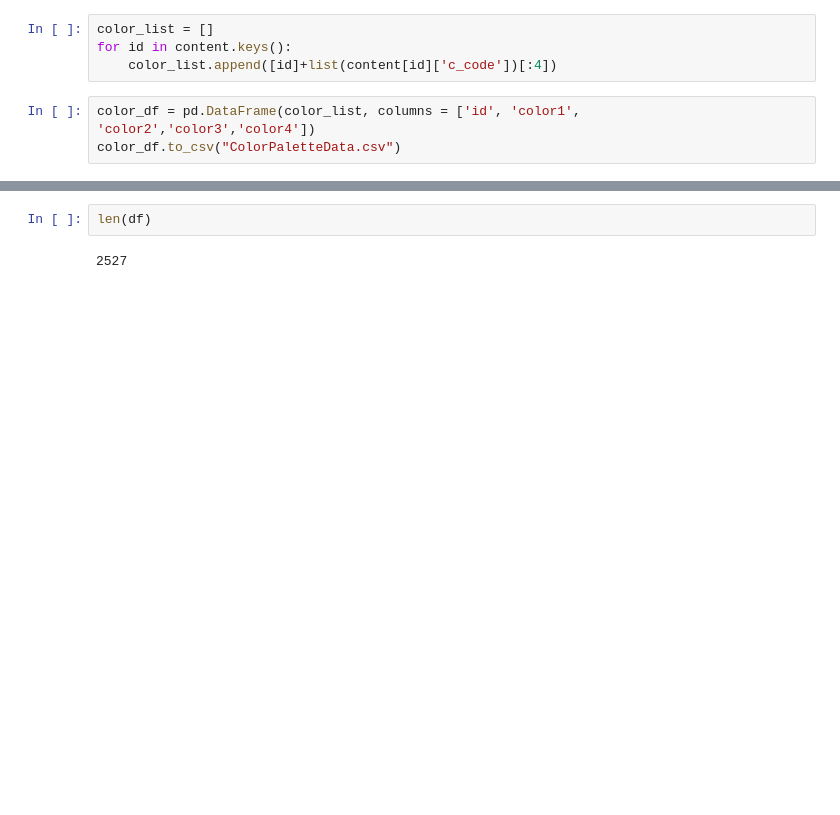
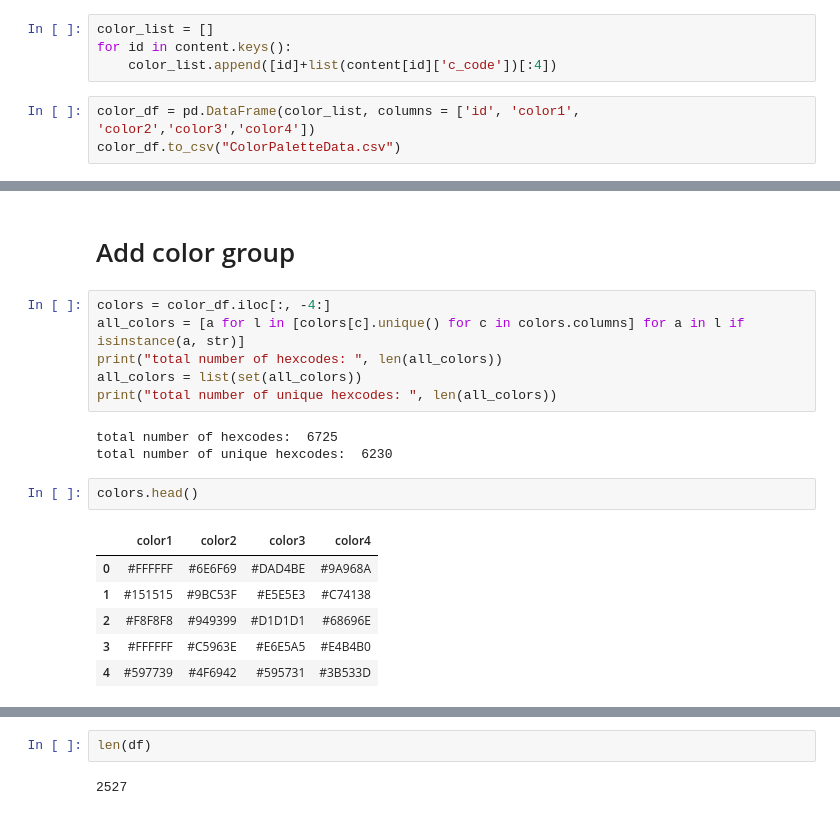
Before and after one commit to qianmiangai/dsci-558-project, a Jupyter notebook: PaintingsPalettes/AddColorDF.ipynb, the cells around one changed output, grey strips where cells are left out. Drawn from its saved outputs; the diff is of its cells as text; blank space fills up the shorter version.

```diff
--- a/PaintingsPalettes/AddColorDF.ipynb
+++ b/PaintingsPalettes/AddColorDF.ipynb
@@ -33,0 +57,20 @@ color_df
+# %% [markdown]
+# Add color group
+# %%
+colors = color_df.iloc[:, -4:]
+all_colors = [a for l in [colors[c].unique() for c in colors.columns] for a in l if isinstance(a, str)]
+print("total number of hexcodes: ", len(all_colors))
+all_colors = list(set(all_colors))
+print("total number of unique hexcodes: ", len(all_colors))
+# %% [output]
+total number of hexcodes:  6725
+total number of unique hexcodes:  6230
+# %%
+colors.head()
+# %% [output]
+|  | color1 | color2 | color3 | color4 |
+| 0 | #FFFFFF | #6E6F69 | #DAD4BE | #9A968A |
+| 1 | #151515 | #9BC53F | #E5E5E3 | #C74138 |
+| 2 | #F8F8F8 | #949399 | #D1D1D1 | #68696E |
+| 3 | #FFFFFF | #C5963E | #E6E5A5 | #E4B4B0 |
+| 4 | #597739 | #4F6942 | #595731 | #3B533D |
```
Also changed, not shown: parts of 23 cells of this notebook, 5 other files.
